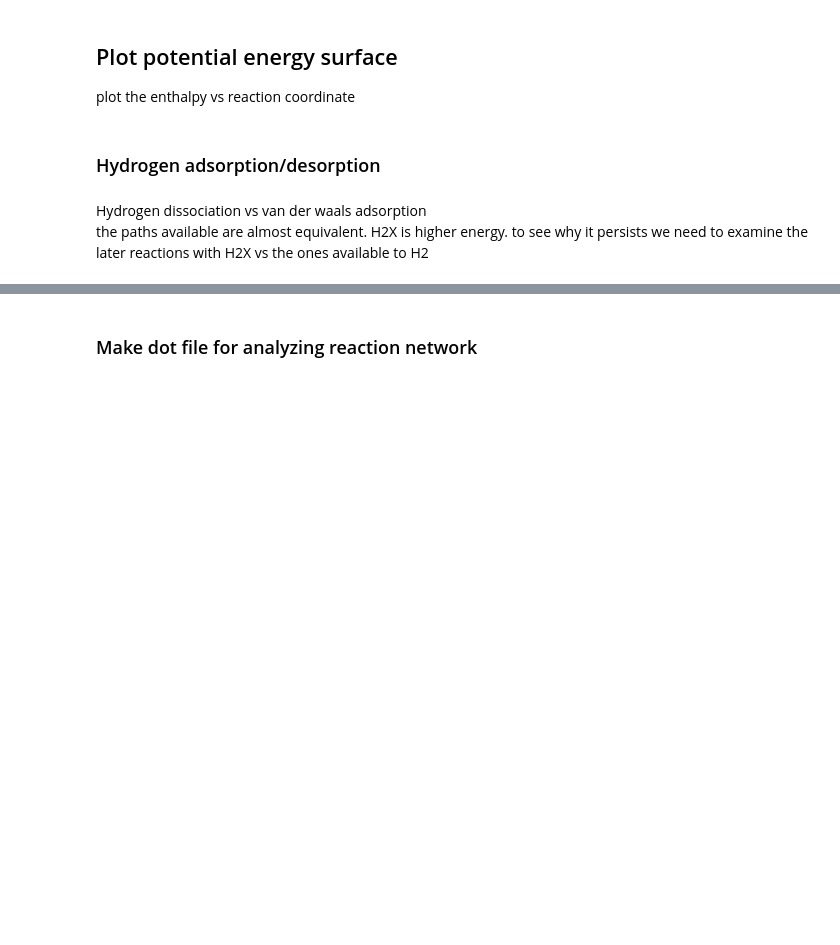
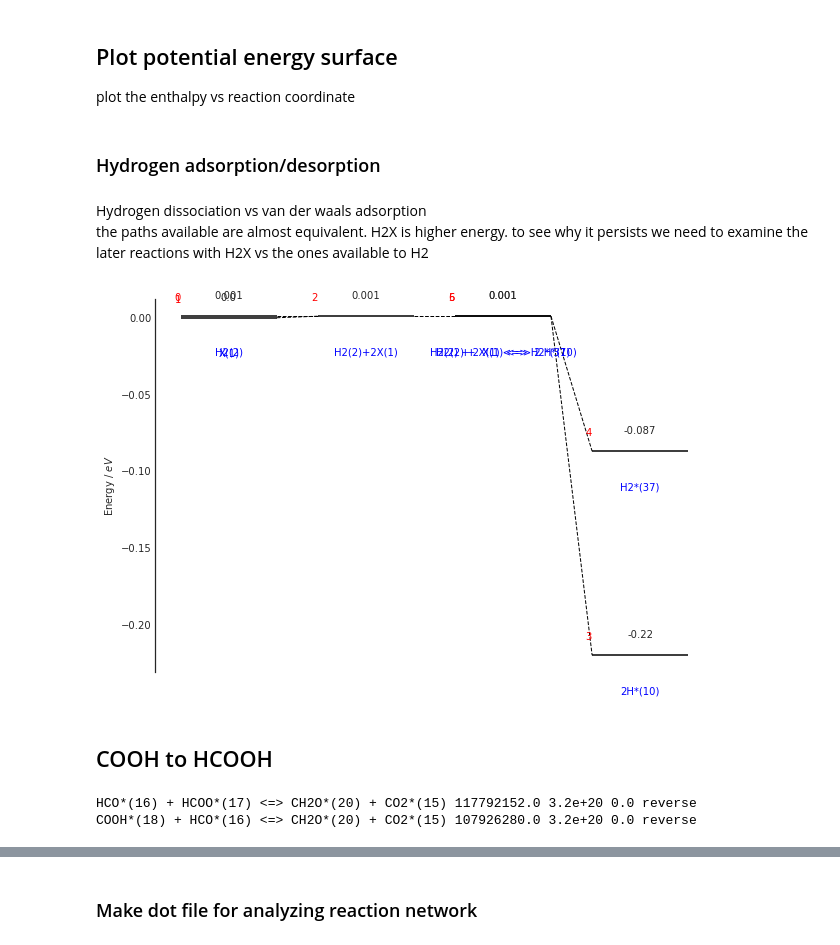
Before and after one commit to comocheng/meOH-analysis, a Jupyter notebook: cantera_simulations/RMG_model_analysis/_02_Analyze_steady_state_cantera_array_job_data.ipynb, the cells around one changed output, grey strips where cells are left out. Saved outputs shown, nothing was run; the diff lists cells and outputs as text; code cells hidden in the pictures; blank space fills up the shorter version.

```diff
--- a/cantera_simulations/RMG_model_analysis/_02_Analyze_steady_state_cantera_array_job_data.ipynb
+++ b/cantera_simulations/RMG_model_analysis/_02_Analyze_steady_state_cantera_array_job_data.ipynb
@@ -26,8 +26,8 @@ from rmgpy import chemkin
 # %%
 # RMG model path that is being analyzed. cantera analysis have a folder name
 # based off of the commit message, hash, and date
-rmg_model_path = "/work/westgroup/ChrisB/_01_MeOH_repos/RMG_run_comparisons/bep_parameter_study/rmg_runs/meoh_main/"
-# rmg_model_path = "/work/westgroup/ChrisB/_01_MeOH_repos/meOH-synthesis/"
+# rmg_model_path = "/work/westgroup/ChrisB/_01_MeOH_repos/RMG_run_comparisons/bep_parameter_study/rmg_runs/meoh_main/"
+rmg_model_path = "/work/westgroup/ChrisB/_01_MeOH_repos/meOH-synthesis/"
 repo = git.Repo(rmg_model_path)
 date = time.localtime(repo.head.commit.committed_date)
 git_date = time.strftime("%Y_%m_%d_%H%M", date)
@@ -551,18 +675,54 @@ the paths available are almost equivalent. H2X is higher energy. to see why it p
 # %%
 ppt = pes_plot.pes_plot(cti_file)
 species1 = [
     spc_trans["H2"],
     spc_trans["X"],
 ]
 
 h2_gr = [(spc_trans["H2"],1),(spc_trans["X"],2)]
 hx_gr = [(spc_trans["H*"],2)]
 h2x_gr = [(spc_trans["H2*"])]
 
 ppt.add_species(species1, 0)
 ppt.add_combined_specie(h2_gr, 1)
 ppt.add_combined_species([hx_gr, h2x_gr], 3)
 
-ppt.add_reaction("H2(2) + 2 X(1) <=> 2 HX(15)",2)
-ppt.add_reaction("H2(2) + X(1) <=> H2X(32)",2)
+ppt.add_reaction(f'{spc_trans["H2"]} + 2 {spc_trans["X"]} <=> 2 {spc_trans["H*"]}',2)
+ppt.add_reaction(f'{spc_trans["H2"]} + {spc_trans["X"]} <=> {spc_trans["H2*"]}',2)
 ppt.plot()
+# %% [output]
+[figure, added]
+# %% [markdown]
+## COOH to HCOOH
+# %%
+reactant = spc_trans["CO2*"]
+product = spc_trans["HCO*"]
+rxn_list = []
+rev_rxn_list = []
+reactant_list = []
+product_list = []
+for rxn in surface.reactions():
+    if reactant in rxn.reactants and product in rxn.products:
+        rxn_list.append(rxn.equation)
+        print(
+            rxn.equation,
+            rxn.rate.activation_energy,
+            rxn.rate.pre_exponential_factor,
+            rxn.rate.temperature_exponent,
+        )
+        reactant_list.append([(s,st) for s,st in rxn.reactants.items()])
+        product_list.append([(s,st) for s,st in rxn.products.items()])
+    if reactant in rxn.products and product in rxn.reactants:
+        rev_rxn_list.append(rxn.equation)
+        print(
+            rxn.equation,
+            rxn.rate.activation_energy,
+            rxn.rate.pre_exponential_factor,
+            rxn.rate.temperature_exponent,
+            "reverse",
+        )
+        reactant_list.append([(s,st) for s,st in rxn.products.items()])
+        product_list.append([(s,st) for s,st in rxn.reactants.items()])
+# %% [output]
+HCO*(16) + HCOO*(17) <=> CH2O*(20) + CO2*(15) 117792152.0 3.2e+20 0.0 reverse
+COOH*(18) + HCO*(16) <=> CH2O*(20) + CO2*(15) 107926280.0 3.2e+20 0.0 reverse
```
Also changed, not shown: parts of 44 cells of this notebook, 39 other files.
